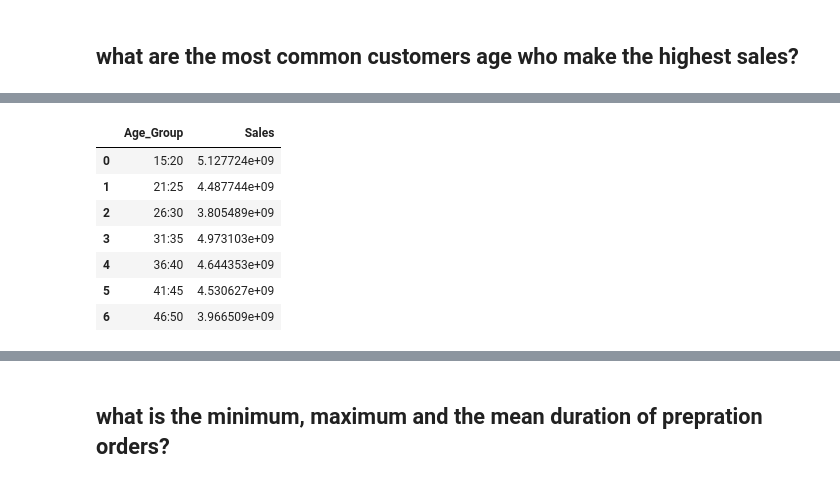
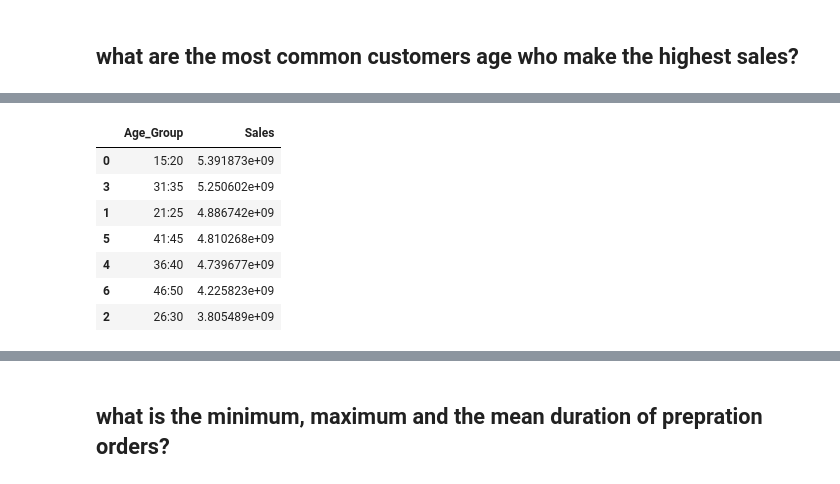
Before and after one commit to AhmAnwar/Historical-Sales-Data_EDA, a Jupyter notebook: 4-year-historical-sales-data-eda.ipynb, the cells around one changed output, grey strips where cells are left out. Saved outputs shown, nothing was run; the diff lists cells and outputs as text; code cells hidden in the pictures.

```diff
--- a/4-year-historical-sales-data-eda.ipynb
+++ b/4-year-historical-sales-data-eda.ipynb
@@ -250,7 +258,7 @@ fig.show()
 [interactive output not drawn]
 # %%
 # drop 'Sales' column outliers
-df = df[df['Sales'] < 95324250]
+df = df[df['Sales'] < 209999400]
 # %%
 # check outliers again
 fig = make_subplots(rows=1,
@@ -568,15 +582,15 @@ px.histogram(data_frame=df,
 df['Age_Group'] = pd.qcut(df['Age'], 7, ['15:20', '21:25', '26:30', '31:35', '36:40', '41:45', '46:50'])
 # %%
 # group df by 'Age_Group' to calculate sum of 'Sales' for each age group.
-df.groupby('Age_Group', as_index=False).agg({'Sales': 'sum'})
+df.groupby('Age_Group', as_index=False).agg({'Sales': 'sum'}).sort_values(by='Sales', ascending=False)
 # %% [output]
 |  | Age_Group | Sales |
-| 0 | 15:20 | 5.127724e+09 |
-| 1 | 21:25 | 4.487744e+09 |
+| 0 | 15:20 | 5.391873e+09 |
+| 3 | 31:35 | 5.250602e+09 |
+| 1 | 21:25 | 4.886742e+09 |
+| 5 | 41:45 | 4.810268e+09 |
+| 4 | 36:40 | 4.739677e+09 |
+| 6 | 46:50 | 4.225823e+09 |
 | 2 | 26:30 | 3.805489e+09 |
-| 3 | 31:35 | 4.973103e+09 |
-| 4 | 36:40 | 4.644353e+09 |
-| 5 | 41:45 | 4.530627e+09 |
-| 6 | 46:50 | 3.966509e+09 |
 # %%
 # visulization
```
Also changed, not shown: parts of 33 cells of this notebook.
